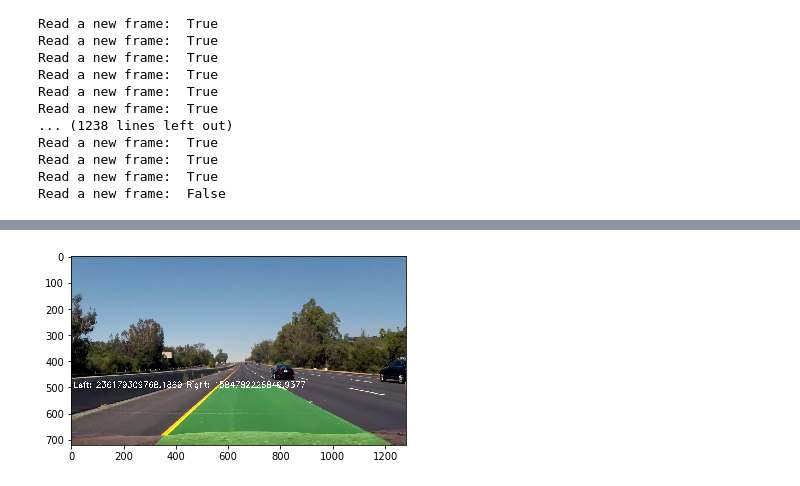
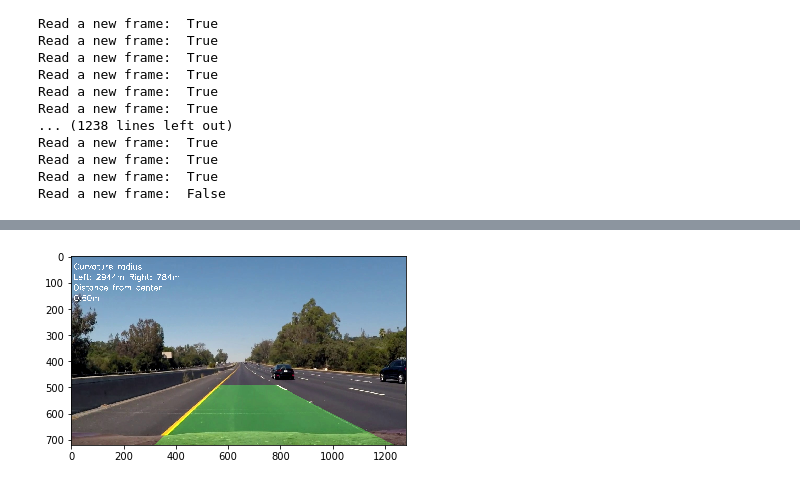
Before and after one commit to een9m3h/sdc_proj4, a Jupyter notebook: v2.ipynb, the cells around one changed output, grey strips where cells are left out. Drawn from its saved outputs; the diff is of its cells as text; code cells hidden in the pictures.

```diff
--- a/v2.ipynb
+++ b/v2.ipynb
@@ -443,7 +443,7 @@ def fit_poly(binary_warped, left_lane_inds, right_lane_inds):
     right_fitx = right_fit[0]*ploty**2 + right_fit[1]*ploty + right_fit[2]
 
     lane_drift = deviation_lane_center_meters(left_fitx, right_fitx)
-    left_curverad, right_curverad = curvature(binary_warped, left_fitx, right_fitx)
+    left_curverad, right_curverad = curvature(binary_warped, left_fit, right_fit)
     avg_lane_width = np.mean(right_fitx-left_fitx)*3.7/600
 
     return left_fit, right_fit, left_lane_inds, right_lane_inds, lane_drift, left_curverad, right_curverad, avg_lane_width
@@ -536,17 +540,21 @@ plt.ylim(720, 0)
 # %%
 # Define conversions in x and y from pixels space to meters
 def curvature(img, left_fit, right_fit):
-    ym_per_pix = 30/720 # meters per pixel in y dimension
-    xm_per_pix = 3.7/600 # meters per pixel in x dimension
+    ym_per_pix = 15.0/720.0 # meters per pixel in y dimension
+    xm_per_pix = 3.7/600.0 # meters per pixel in x dimension
 
     ploty = np.linspace(0, img.shape[0]-1, img.shape[0] )
     left_fitx = left_fit[0]*ploty**2 + left_fit[1]*ploty + left_fit[2]
     right_fitx = right_fit[0]*ploty**2 + right_fit[1]*ploty + right_fit[2]
     y_eval = np.max(ploty)
+    print(left_fit)
 
     # Fit new polynomials to x,y in world space
     left_fit_cr = np.polyfit(ploty*ym_per_pix, left_fitx*xm_per_pix, 2)
     right_fit_cr = np.polyfit(ploty*ym_per_pix, right_fitx*xm_per_pix, 2)
+    print(left_fit_cr)
+
+
     # Calculate the new radii of curvature
     left_curverad = ((1 + (2*left_fit_cr[0]*y_eval*ym_per_pix + left_fit_cr[1])**2)**1.5) / np.absolute(2*left_fit_cr[0])
     right_curverad = ((1 + (2*right_fit_cr[0]*y_eval*ym_per_pix + right_fit_cr[1])**2)**1.5) / np.absolute(2*right_fit_cr[0])
@@ -558,7 +566,7 @@ def curvature(img, left_fit, right_fit):
 
 
 
-left_curverad, right_curverad = curvature(binary_warped, left_fitx, right_fitx)
+left_curverad, right_curverad = curvature(binary_warped, left_fit, right_fit)
 # Now our radius of curvature is in meters
 print(left_curverad, 'm', right_curverad, 'm')
 # Example values: 632.1 m    626.2 m
@@ -679,17 +689,17 @@ def line_detected(lane_drift, left_curverad, right_curverad, avg_lane_width):
     lane_drift_mean = 0.46
     lane_drift_std = 0.056
     lane_drift_zero = lane_drift-lane_drift_mean
-    lane_drift_ok = (lane_drift_zero < 3*lane_drift_std) & (lane_drift_zero > - 3*lane_drift_std)
+    lane_drift_ok = (lane_drift_zero < 0.5) & (lane_drift_zero > - 0.5)
 
     lane_width_mean = 3.87
     lane_width_std = 0.042
     lane_width_zero = avg_lane_width-lane_width_mean
-    lane_width_ok = (lane_width_zero < 3*lane_width_std) & (lane_width_zero > - 3*lane_width_std)
+    lane_width_ok = (lane_width_zero < 0.5) & (lane_width_zero > - 0.5)
 
-    min_radius_hw = 2445/3.28
+    min_radius_hw = 100.0 #1480/3.28
     curvature_ok = (right_curverad > min_radius_hw) | (left_curverad > min_radius_hw)
 
-    return lane_drift_ok & lane_width_ok & curvature_ok
+    return lane_drift_ok & lane_width_ok #& curvature_ok
 # %%
 fnames = glob.glob('./output_images/input_frame****.jpg')
 
@@ -706,7 +716,7 @@ line = Line()
 alpha = 0.25
 
 font                   = cv2.FONT_HERSHEY_SIMPLEX
-bottomLeftCornerOfText = (10,500)
+bottomLeftCornerOfText = (10,50)
 fontScale              = 1
 fontColor              = (255,255,255)
 lineType               = 2
@@ -742,8 +752,8 @@ for i, fname in enumerate(fnames):
     if detected:
         line.detected = True
         line.current_fit = (left_fit, right_fit)
-        line.line_base_pos = avg_lane_width
-        line.radius_of_curvature = (left_curverad, right_curverad)
+        line.line_base_pos = lane_drift
+
         line.avg_frames = line.avg_frames + 1
         if line.avg_frames == 1:
             line.best_fit = line.current_fit
@@ -752,13 +762,14 @@ for i, fname in enumerate(fnames):
             print(line.best_fit[0])
             line.best_fit = (line.current_fit[0]*alpha + line.best_fit[0]*(1.0-alpha),
                                 line.current_fit[1]*alpha + line.best_fit[1]*(1.0-alpha))
+        line.radius_of_curvature = curvature(pt_img, line.best_fit[0], line.best_fit[1])
     else:
         left_fit, right_fit = line.current_fit
         line.attempts = line.attempts +1
         if line.attempts > 3:
             line.detected = False
             line.attempts = 0
-            line.avg_frames = 0
+            line.avg_frames = 9
 
     if line.avg_frames > 10:
         left_fit, right_fit = line.best_fit
@@ -779,15 +790,38 @@ for i, fname in enumerate(fnames):
     output_img = transform_back(pt_img, image, left_fit, right_fit, invM)
 
 
-
-    cv2.putText(output_img,'Left: ' + str(left_curverad) + ' Right: ' + str(right_curverad),
-        bottomLeftCornerOfText,
+    cv2.putText(output_img,'Curvature radius',
+        (10,50),
         font,
         fontScale,
         fontColor,
         lineType)
 
-    cv2.imwrite("./output_images/output_frame%04d.jpg" % i, output_img)     # save frame as JPEG file
+    cv2.putText(output_img,'Left: ' + '{:.0f}'.format(line.radius_of_curvature[0]) + 'm Right: ' + '{:.0f}'.format(line.radius_of_curvature[1]) + 'm',
+        (10,90),
+        font,
+        fontScale,
+        fontColor,
+        lineType)
+
+    cv2.putText(output_img,'Distance from center',
+        (10,130),
+        font,
+        fontScale,
+        fontColor,
+        lineType)
+
+    cv2.putText(output_img,'{:.2f}'.format(line.line_base_pos) + 'm',
+        (10,170),
+        font,
+        fontScale,
+        fontColor,
+        lineType)
+
+
+
+
+    cv2.imwrite("./output_images/output_frame%04d.jpg" % i, cv2.cvtColor(output_img, cv2.COLOR_BGR2RGB))     # save frame as JPEG file
 
 #     if i == 25:
 #         break
@@ -823,4 +857,4 @@ curverad ratio std:  0.036693483228542385
-[figure, old version]
+[figure, new version]
 # %%
 # fnames = glob.glob('./output_images/output_frame****.jpg')
 # frame = cv2.imread(fnames[0])
```
Also changed, not shown: parts of 4 cells of this notebook, 1 other file.
